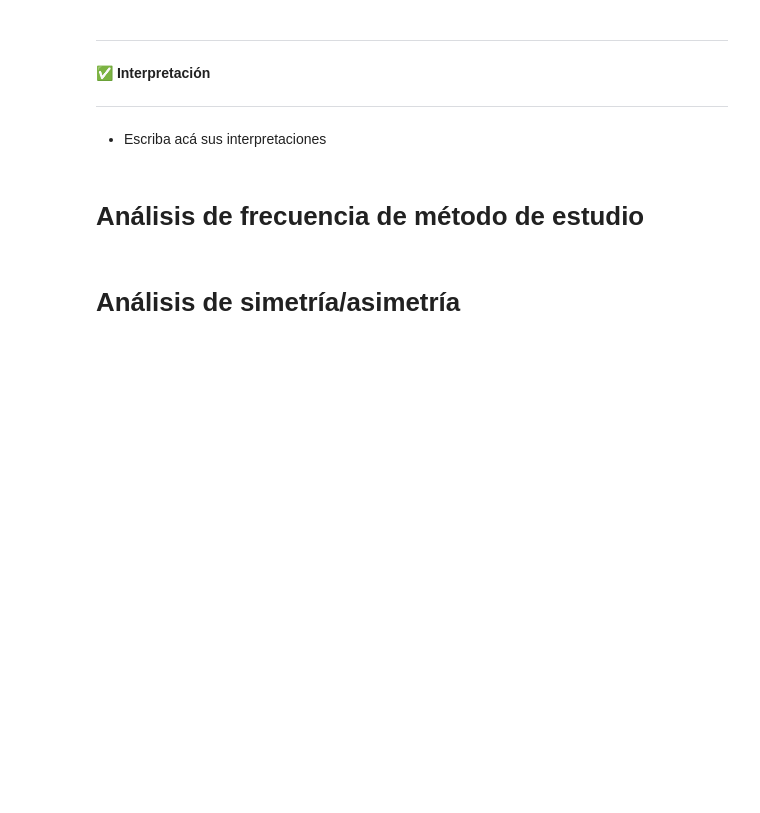
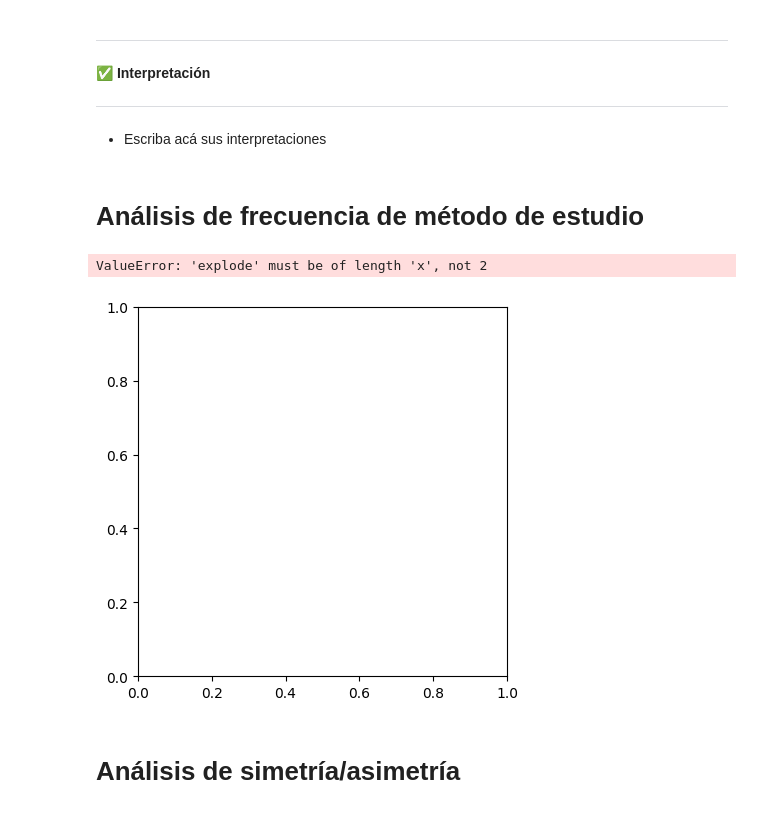
Before and after one commit to kotonitro/Inteligencia_Artificial_UBB, a Jupyter notebook: 620454_Base_Evaluacion_1_AnalisisExploratorio.ipynb, the cells around one changed output. Saved outputs shown, nothing was run; the diff lists cells and outputs as text; code cells hidden in the pictures; blank space fills up the shorter version.

```diff
--- a/620454_Base_Evaluacion_1_AnalisisExploratorio.ipynb
+++ b/620454_Base_Evaluacion_1_AnalisisExploratorio.ipynb
@@ -210,3 +230,13 @@ Deberá incluir el cálculo e interpretación de las siguientes medidas estadís
+# %%
+tipos = data_frame['Study_Method'].unique()
+total = data_frame['Study_Method'].value_counts().tolist()
+explode = [0.4 if total[0] == max(total) else 0, 0.4 if total[1] == max(total) else 0]
+plt.pie(total, labels=tipos, explode = explode, autopct='%1.1f%%', shadow=True, startangle=90)
+plt.title('Metodos de estudio', fontsize=18, fontweight="bold")
+plt.show()
+# %% [output]
+ValueError: 'explode' must be of length 'x', not 2
+[figure, added]
 # %% [markdown]
 # Análisis de simetría/asimetría
 # %% [markdown]
```
Also changed, not shown: parts of 6 cells of this notebook.
